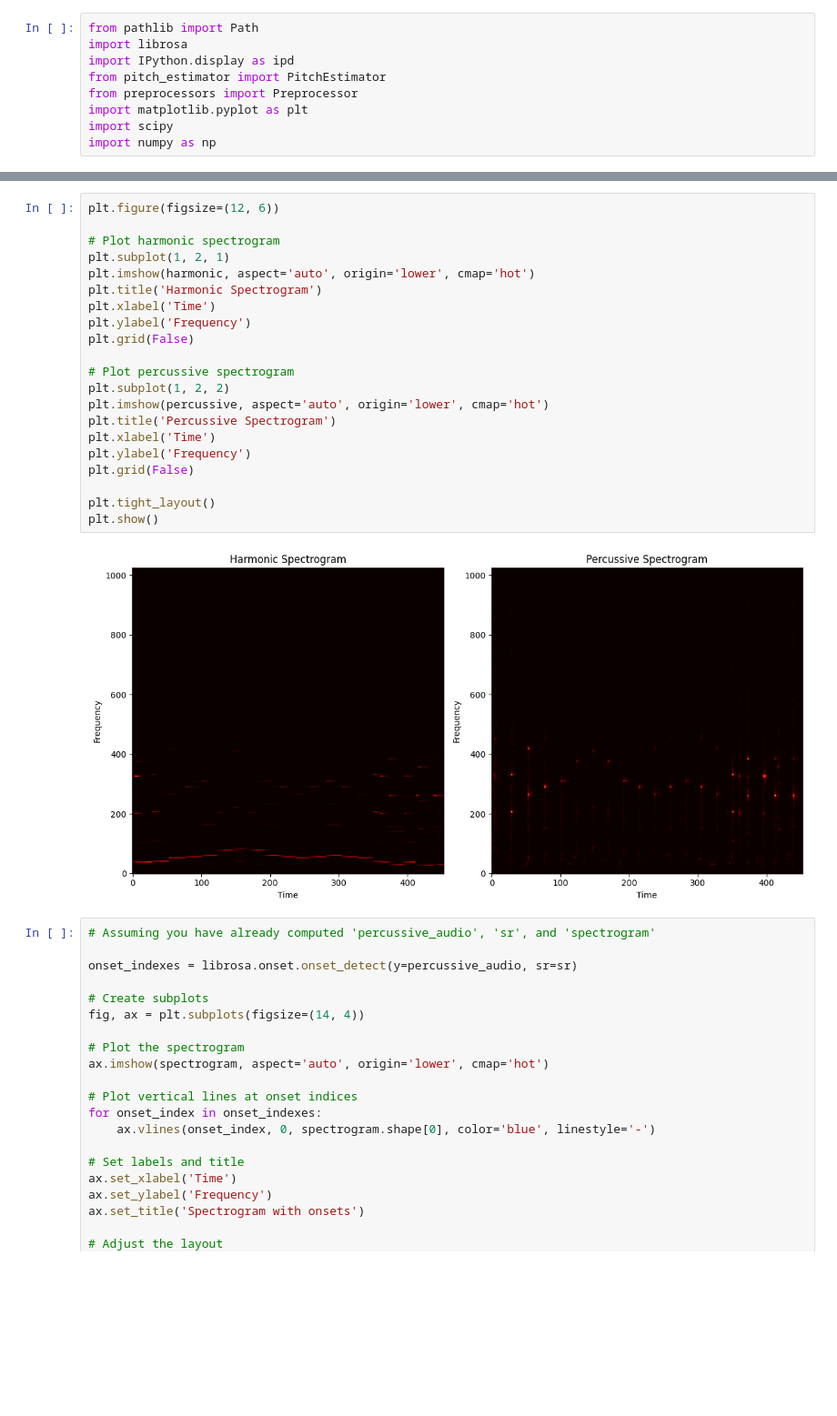
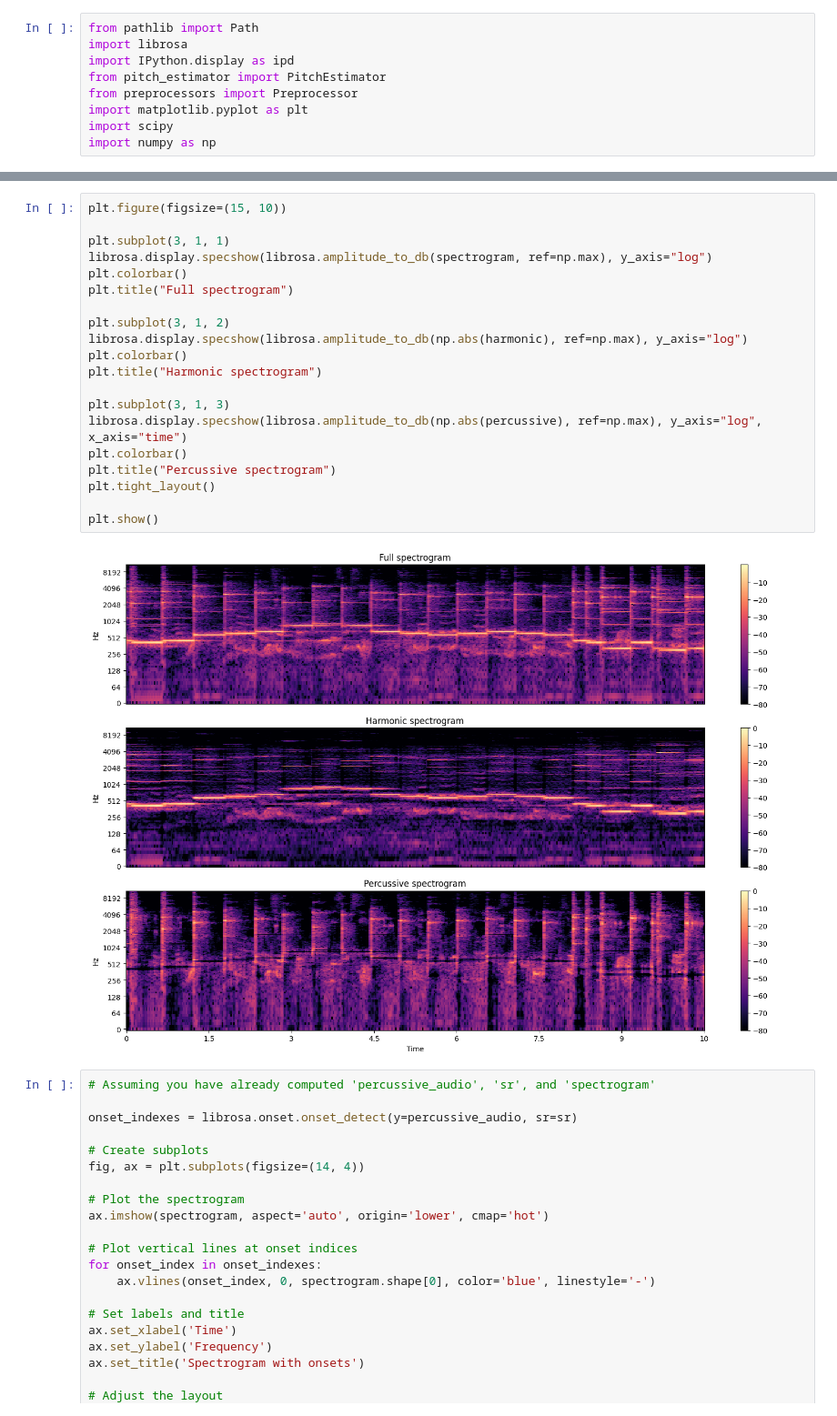
Before and after one commit to Masetto96/mir-gamelan, a Jupyter notebook: pipeline-alex.ipynb, the cells around one changed output, grey strips where cells are left out. Shown at 91% size. Cells and saved outputs as stored; diff of their text form; blank space fills up the shorter version.

Commit message:
plots of spectrogram, harmonic and percussive now using librosa display module

```diff
--- a/pipeline-alex.ipynb
+++ b/pipeline-alex.ipynb
@@ -49,29 +49,28 @@ Harmonic component:
 [interactive output not drawn]
 Percussive component:
 [interactive output not drawn]
-# %%
-plt.figure(figsize=(12, 6))
-
-# Plot harmonic spectrogram
-plt.subplot(1, 2, 1)
-plt.imshow(harmonic, aspect='auto', origin='lower', cmap='hot')
-plt.title('Harmonic Spectrogram')
-plt.xlabel('Time')
-plt.ylabel('Frequency')
-plt.grid(False)
-
-# Plot percussive spectrogram
-plt.subplot(1, 2, 2)
-plt.imshow(percussive, aspect='auto', origin='lower', cmap='hot')
-plt.title('Percussive Spectrogram')
-plt.xlabel('Time')
-plt.ylabel('Frequency')
-plt.grid(False)
-
-plt.tight_layout()
-plt.show()
-# %% [output]
-[figure, removed]
+# %%
+plt.figure(figsize=(15, 10))
+
+plt.subplot(3, 1, 1)
+librosa.display.specshow(librosa.amplitude_to_db(spectrogram, ref=np.max), y_axis="log")
+plt.colorbar()
+plt.title("Full spectrogram")
+
+plt.subplot(3, 1, 2)
+librosa.display.specshow(librosa.amplitude_to_db(np.abs(harmonic), ref=np.max), y_axis="log")
+plt.colorbar()
+plt.title("Harmonic spectrogram")
+
+plt.subplot(3, 1, 3)
+librosa.display.specshow(librosa.amplitude_to_db(np.abs(percussive), ref=np.max), y_axis="log", x_axis="time")
+plt.colorbar()
+plt.title("Percussive spectrogram")
+plt.tight_layout()
+
+plt.show()
+# %% [output]
+[figure, added]
 # %%
 # Assuming you have already computed 'percussive_audio', 'sr', and 'spectrogram'
 
```
Also changed, not shown: parts of 1 cell of this notebook.
